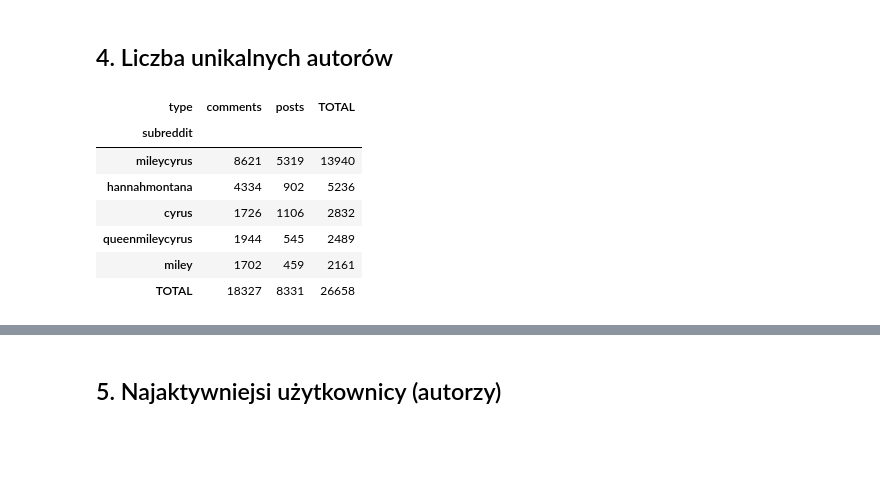
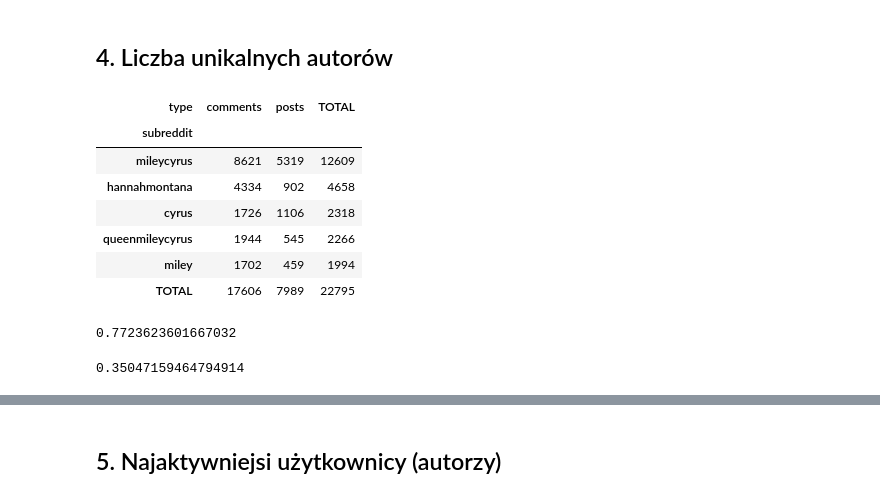
Before and after one commit to iga-bochniak/Spolecznosc-muzyczna-Reddit, a Jupyter notebook: EDA.ipynb, the cells around one changed output, grey strips where cells are left out. Cells and saved outputs as stored; diff of their text form; code cells hidden in the pictures; blank space fills up the shorter version.

```diff
--- a/EDA.ipynb
+++ b/EDA.ipynb
@@ -289,25 +288,44 @@ Index(['cyrus', 'mileycyrus', 'queenmileycyrus', 'miley', 'hannahmontana'], dtyp
 # %%
 subreddit_unique_author_count = data.pivot_table(
     index="subreddit",
     columns="type",
     values="author",
     aggfunc="nunique",
     fill_value=0
 )
-subreddit_unique_author_count["TOTAL"] = subreddit_unique_author_count.sum(axis=1)
-subreddit_unique_author_count = subreddit_unique_author_count.sort_values(by="TOTAL", ascending=False)
-subreddit_unique_author_count.loc["TOTAL"] = subreddit_unique_author_count.sum(numeric_only=True)
+
+subreddit_unique_author_count["TOTAL"] = (
+    data.groupby("subreddit")["author"]
+    .nunique()
+)
+
+subreddit_unique_author_count = (
+    subreddit_unique_author_count
+    .sort_values(by="TOTAL", ascending=False)
+)
+
+subreddit_unique_author_count.loc["TOTAL"] = [
+    data.loc[data["type"] == col, "author"].nunique()
+    if col != "TOTAL"
+    else data["author"].nunique()
+    for col in subreddit_unique_author_count.columns
+]
 
 subreddit_unique_author_count
 # %% [output]
 | type | comments | posts | TOTAL |
 | subreddit |  |  |  |
-| mileycyrus | 8621 | 5319 | 13940 |
-| hannahmontana | 4334 | 902 | 5236 |
-| cyrus | 1726 | 1106 | 2832 |
-| queenmileycyrus | 1944 | 545 | 2489 |
-| miley | 1702 | 459 | 2161 |
-| TOTAL | 18327 | 8331 | 26658 |
+| mileycyrus | 8621 | 5319 | 12609 |
+| hannahmontana | 4334 | 902 | 4658 |
+| cyrus | 1726 | 1106 | 2318 |
+| queenmileycyrus | 1944 | 545 | 2266 |
+| miley | 1702 | 459 | 1994 |
+| TOTAL | 17606 | 7989 | 22795 |
+# %%
+print(17606/22795); 7989/22795
+# %% [output]
+0.7723623601667032
+0.35047159464794914
 # %%
 plt.figure(figsize=(8, 8/1.618))
 sns.heatmap(
```
Also changed, not shown: parts of 11 cells of this notebook.
